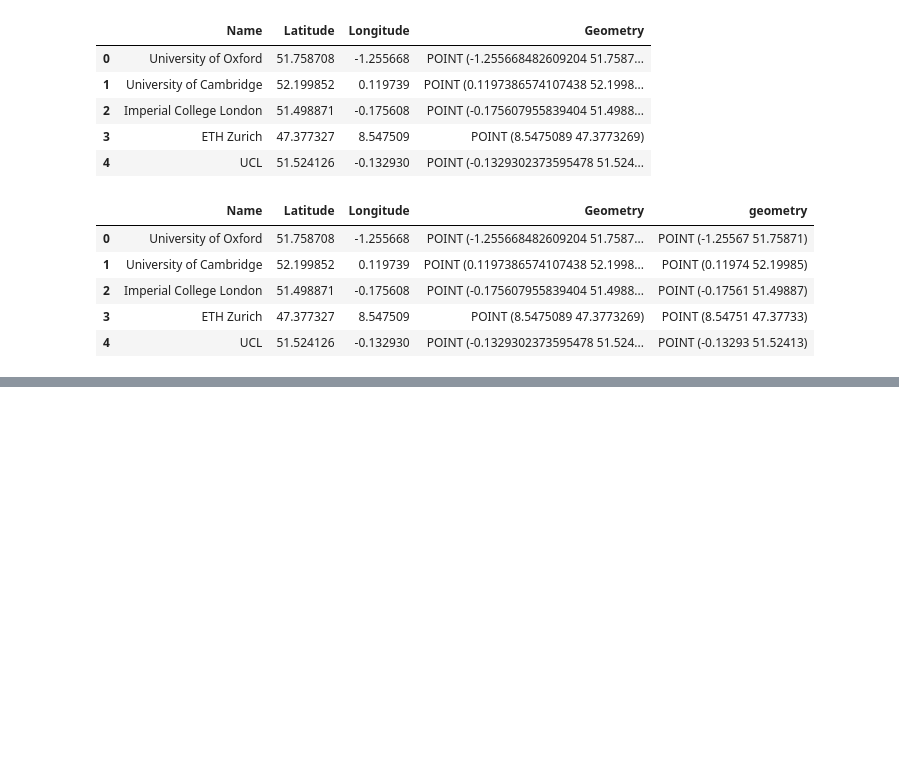
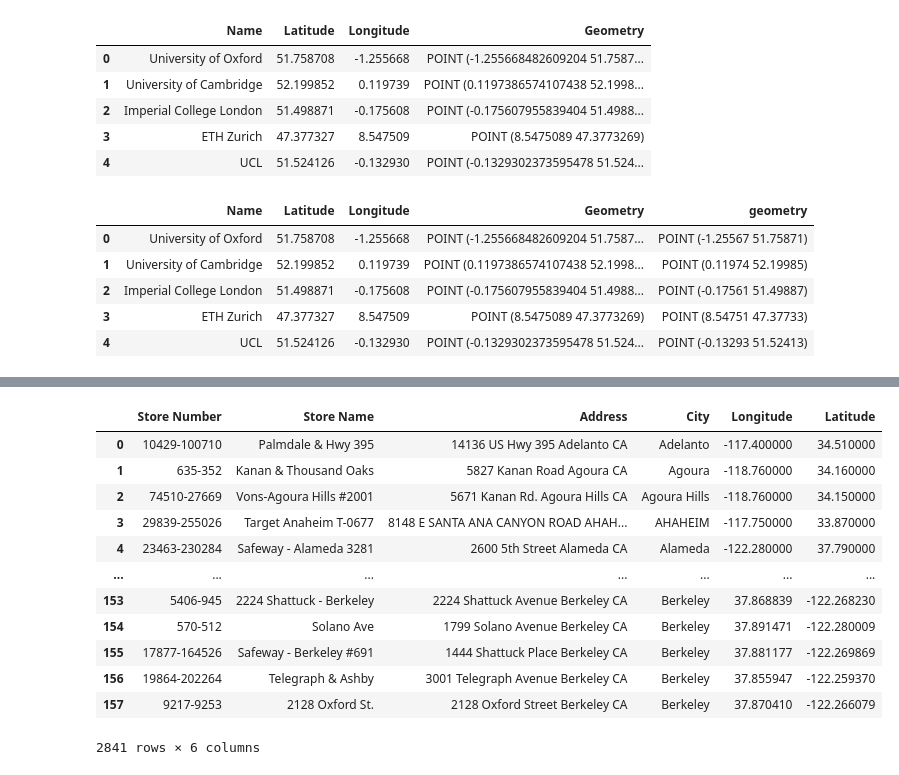
Before and after one commit to jimaid/tutorial, a Jupyter notebook: Geocoding.ipynb, the cells around one changed output, grey strips where cells are left out. Drawn from its saved outputs; the diff is of its cells as text; code cells hidden in the pictures; blank space fills up the shorter version.

Commit message:
starbucks exercise intro

```diff
--- a/Geocoding.ipynb
+++ b/Geocoding.ipynb
@@ -22,7 +32,7 @@ MA = 'Makerere Univeristy'
 NG = 'University of Ibadan'
 KE = 'University of Nairobi'
 # %%
-top_uni = uni.append(pd.DataFrame([UG,SA,MA,NG,KE], columns=uni.columns), ignore_index=True)
+top_uni = uni.append(pd.DataFrame([GH,SA,UG,NG,KE], columns=uni.columns), ignore_index=True)
 top_uni.head()
 # %% [output]
 |  | Name |
@@ -89,0 +114,3 @@ map
+# %%
+starbucks =pd.read_csv('starbucks_locations.csv')
+starbucks.head()
@@ -89,0 +138,3 @@ map
+# %%
+rows_with_missing= starbucks[starbucks['Longitude'].isnull()]
+rows_with_missing.head()
@@ -89,0 +152,9 @@ map
+# %%
+def coder2(row):
+    try:
+        points = geocode(row, provider='nominatim').geometry.iloc[0]
+        return pd.Series({'Longitude':points.x, 'Latitude':points.y})
+    except:
+        return None
+rows_with_missing[['Latitude','Longitude']]= rows_with_missing.apply(lambda x: coder2(x['Address']), axis=1)
+rows_with_missing
@@ -89,0 +173,17 @@ map
+# %%
+starbucks = starbucks.append(rows_with_missing)
+starbucks
+# %% [output]
+|  | Store Number | Store Name | Address | City | Longitude | Latitude |
+| 0 | 10429-100710 | Palmdale & Hwy 395 | 14136 US Hwy 395 Adelanto CA | Adelanto | -117.400000 | 34.510000 |
+| 1 | 635-352 | Kanan & Thousand Oaks | 5827 Kanan Road Agoura CA | Agoura | -118.760000 | 34.160000 |
+| 2 | 74510-27669 | Vons-Agoura Hills #2001 | 5671 Kanan Rd. Agoura Hills CA | Agoura Hills | -118.760000 | 34.150000 |
+| 3 | 29839-255026 | Target Anaheim T-0677 | 8148 E SANTA ANA CANYON ROAD AHAH... | AHAHEIM | -117.750000 | 33.870000 |
+| 4 | 23463-230284 | Safeway - Alameda 3281 | 2600 5th Street Alameda CA | Alameda | -122.280000 | 37.790000 |
+| ... | ... | ... | ... | ... | ... | ... |
+| 153 | 5406-945 | 2224 Shattuck - Berkeley | 2224 Shattuck Avenue Berkeley CA | Berkeley | 37.868839 | -122.268230 |
+| 154 | 570-512 | Solano Ave | 1799 Solano Avenue Berkeley CA | Berkeley | 37.891471 | -122.280009 |
+| 155 | 17877-164526 | Safeway - Berkeley #691 | 1444 Shattuck Place Berkeley CA | Berkeley | 37.881177 | -122.269869 |
+| 156 | 19864-202264 | Telegraph & Ashby | 3001 Telegraph Avenue Berkeley CA | Berkeley | 37.855947 | -122.259370 |
+| 157 | 9217-9253 | 2128 Oxford St. | 2128 Oxford Street Berkeley CA | Berkeley | 37.870410 | -122.266079 |
+2841 rows × 6 columns
```
Also changed, not shown: parts of 16 cells of this notebook.
